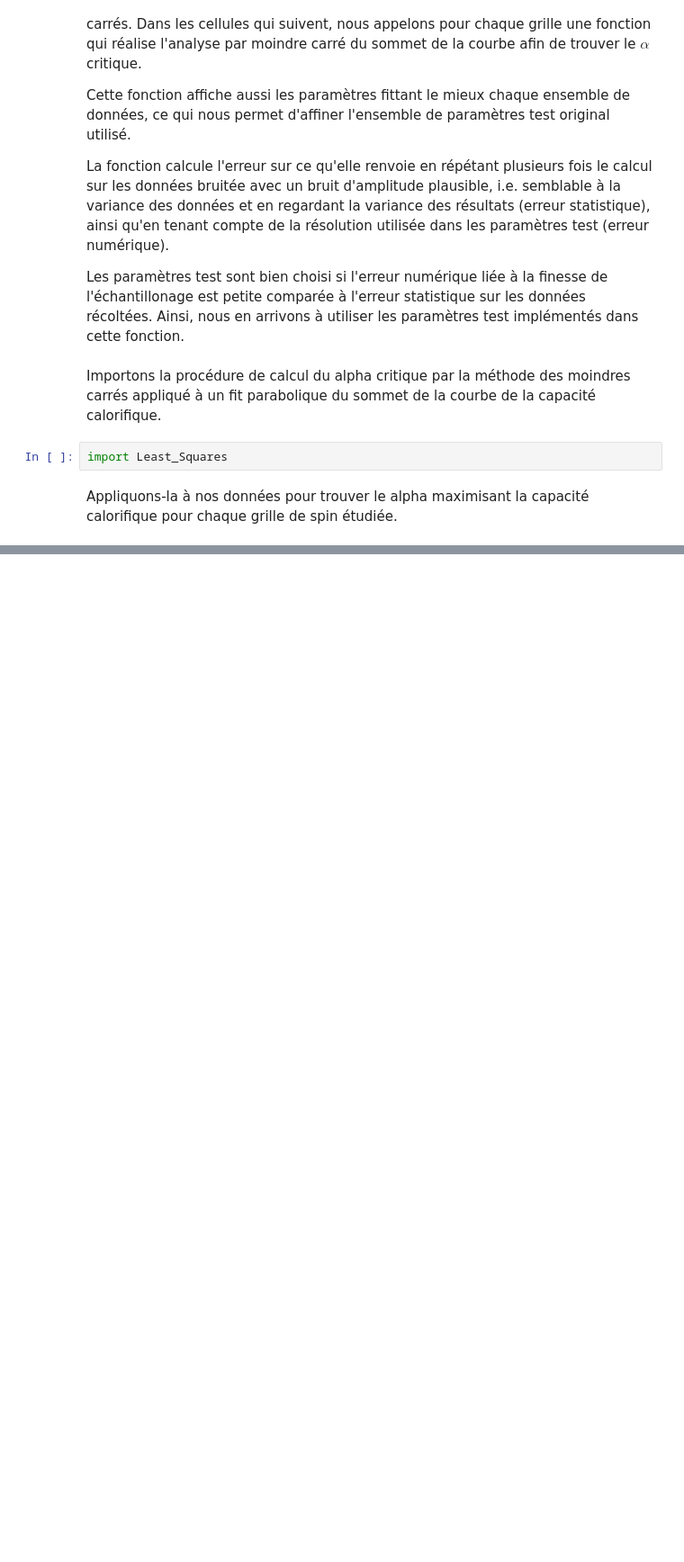
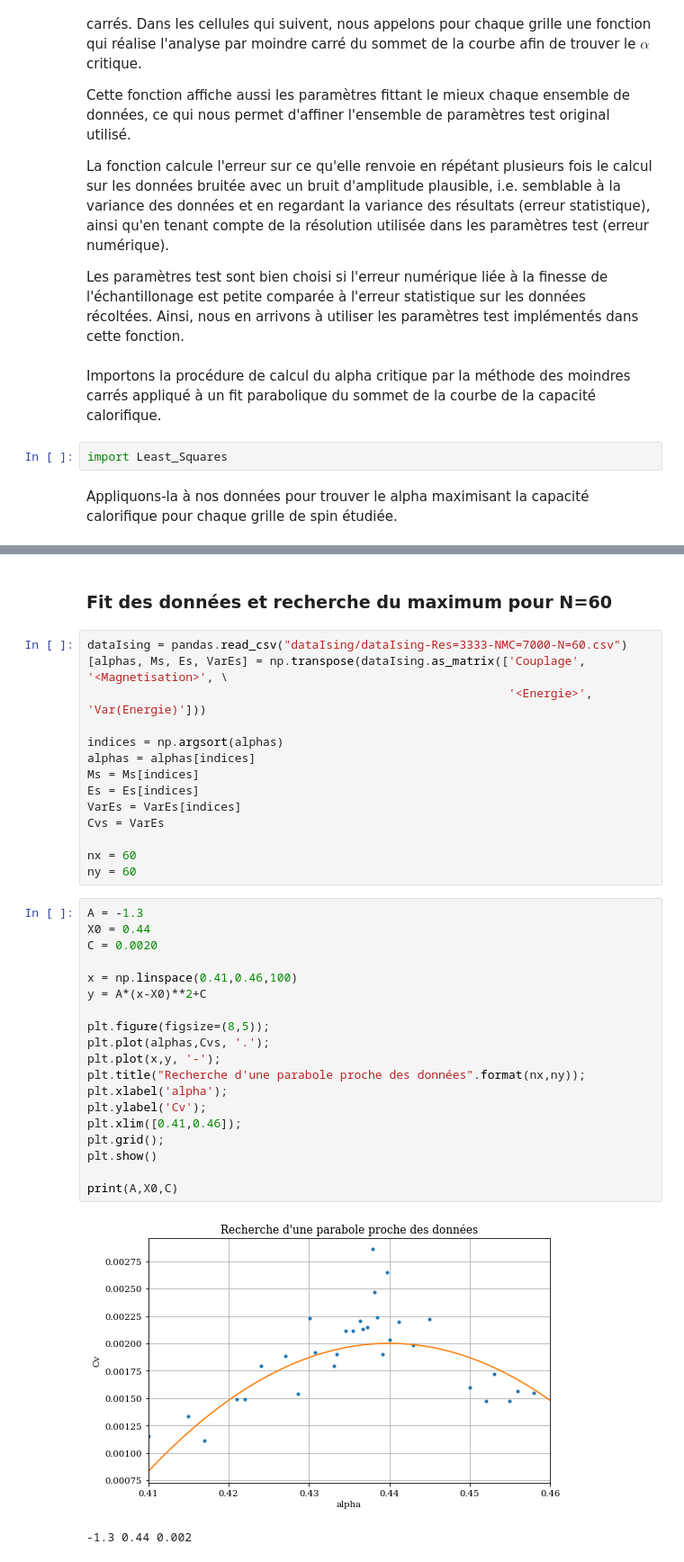
Before and after one commit to ceschoon/Travail-PHYS-F-303, a Jupyter notebook: Convergence_N_infty.ipynb, the cells around one changed output, grey strips where cells are left out. Shown at 90% size. Saved outputs shown, nothing was run; the diff lists cells and outputs as text; blank space fills up the shorter version.

```diff
--- a/Convergence_N_infty.ipynb
+++ b/Convergence_N_infty.ipynb
@@ -170,0 +145,38 @@ Le alpha critique retenu est 0.4336 +- 0.0010
+# %% [markdown]
+### Fit des données et recherche du maximum pour N=60
+# %%
+dataIsing = pandas.read_csv("dataIsing/dataIsing-Res=3333-NMC=7000-N=60.csv")
+[alphas, Ms, Es, VarEs] = np.transpose(dataIsing.as_matrix(['Couplage', '<Magnetisation>', \
+                                                            '<Energie>', 'Var(Energie)']))
+
+indices = np.argsort(alphas)
+alphas = alphas[indices]
+Ms = Ms[indices]
+Es = Es[indices]
+VarEs = VarEs[indices]
+Cvs = VarEs
+
+nx = 60
+ny = 60
+# %%
+A = -1.3
+X0 = 0.44
+C = 0.0020
+
+x = np.linspace(0.41,0.46,100)
+y = A*(x-X0)**2+C
+
+plt.figure(figsize=(8,5));
+plt.plot(alphas,Cvs, '.');
+plt.plot(x,y, '-');
+plt.title("Recherche d'une parabole proche des données".format(nx,ny));
+plt.xlabel('alpha');
+plt.ylabel('Cv');
+plt.xlim([0.41,0.46]);
+plt.grid();
+plt.show()
+
+print(A,X0,C)
+# %% [output]
+[figure, added]
+-1.3 0.44 0.002
```
Also changed, not shown: parts of 16 cells of this notebook, 4 other files.
